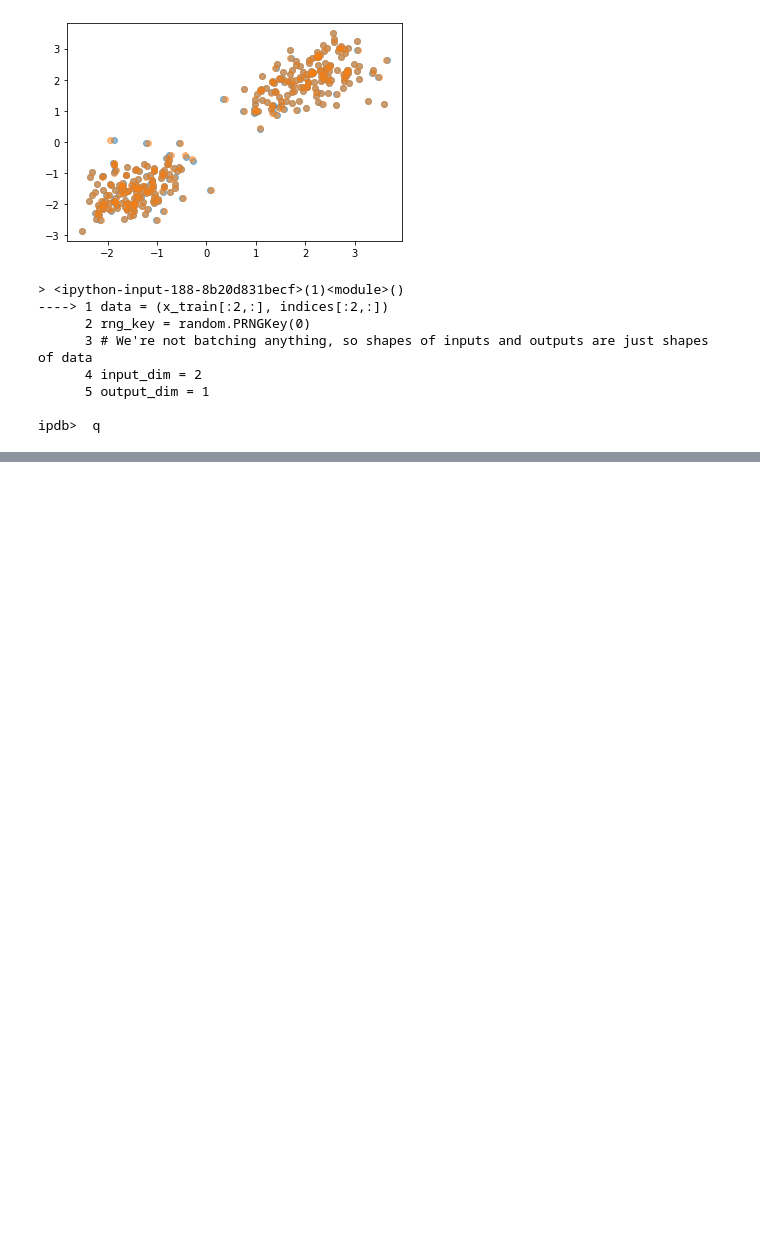
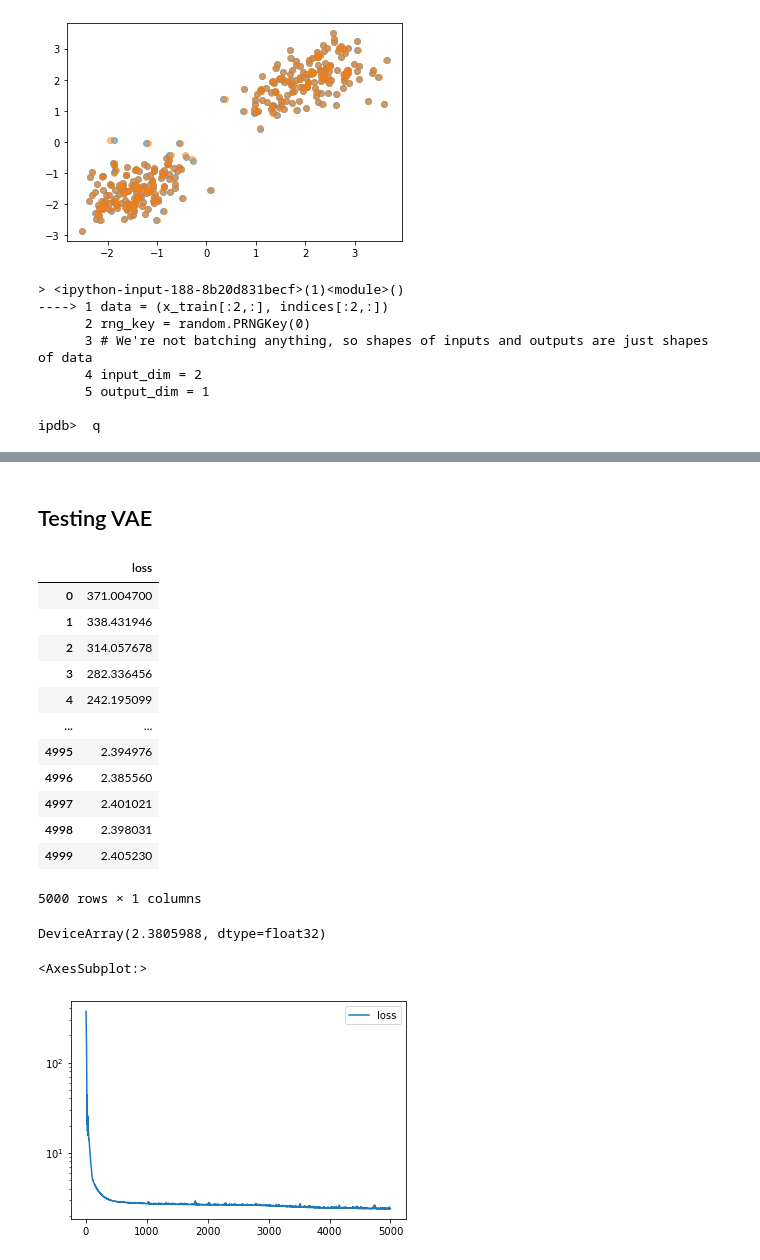
Before and after one commit to jdcc/ac207_final, a Jupyter notebook: testing.ipynb, the cells around one changed output, grey strips where cells are left out. Cells and saved outputs as stored; diff of their text form; code cells hidden in the pictures; blank space fills up the shorter version.

```diff
--- a/testing.ipynb
+++ b/testing.ipynb
@@ -359,0 +154,45 @@ KeyboardInterrupt:
+# %% [markdown]
+## Testing VAE
+# %%
+rng_key = random.PRNGKey(0)
+data = x_train
+data_vari = x_var
+
+enc_input_dim = 2
+latent_dim = 2
+hidden_widths = [50]
+init_model, encode = create_mlp(hidden_widths, Relu, latent_dim * 2)
+enc_output_shape, enc_start_params = init_model(rng_key, (-1, enc_input_dim))
+
+dec_input_dim = 2
+dec_output_dim = 2
+hidden_widths = [50]
+init_model, decode = create_mlp(hidden_widths, Relu, dec_output_dim)
+dec_output_shape, dec_start_params = init_model(rng_key, (-1, dec_input_dim))
+# %%
+model = (encode, decode)
+start_params = (enc_start_params, dec_start_params)
+(min_loss, fit_params), history = fit_vae(rng_key, model, start_params,
+                              data, data_vari, step_size=1e-2, max_iter=5000)
+# %%
+vae_history = pd.DataFrame({'loss': [float(h[0]) for h in history]})
+display(vae_history)
+display(min_loss)
+vae_history.plot.line(logy=True)
+# %% [output]
+|  | loss |
+| 0 | 371.004700 |
+| 1 | 338.431946 |
+| 2 | 314.057678 |
+| 3 | 282.336456 |
+| 4 | 242.195099 |
+| ... | ... |
+| 4995 | 2.394976 |
+| 4996 | 2.385560 |
+| 4997 | 2.401021 |
+| 4998 | 2.398031 |
+| 4999 | 2.405230 |
+5000 rows × 1 columns
+DeviceArray(2.3805988, dtype=float32)
+<AxesSubplot:>
+[figure, added]
```
Also changed, not shown: parts of 6 cells of this notebook, 1 other file.
